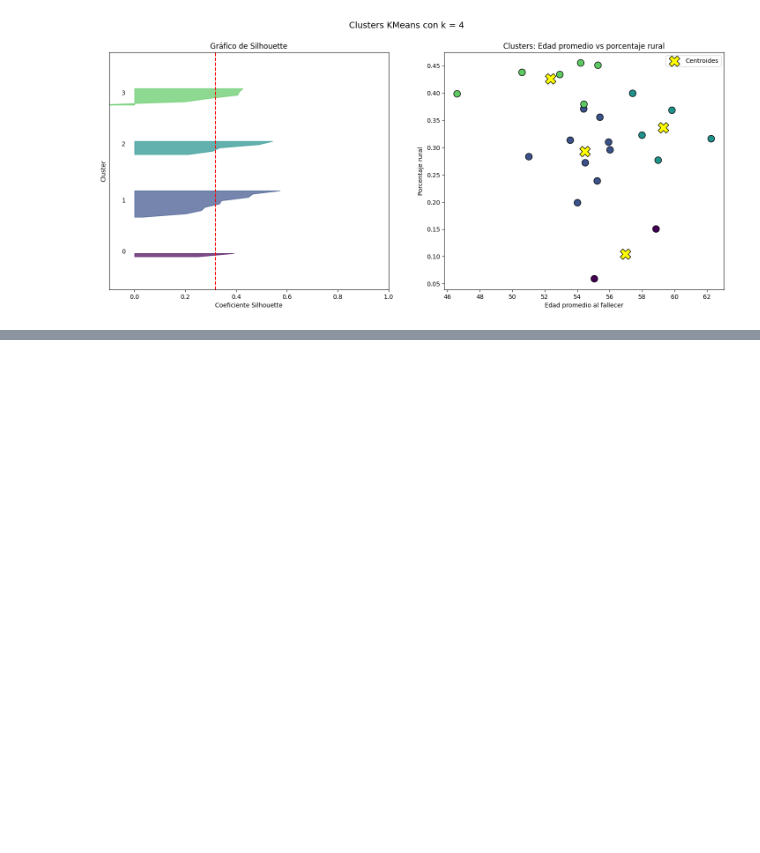
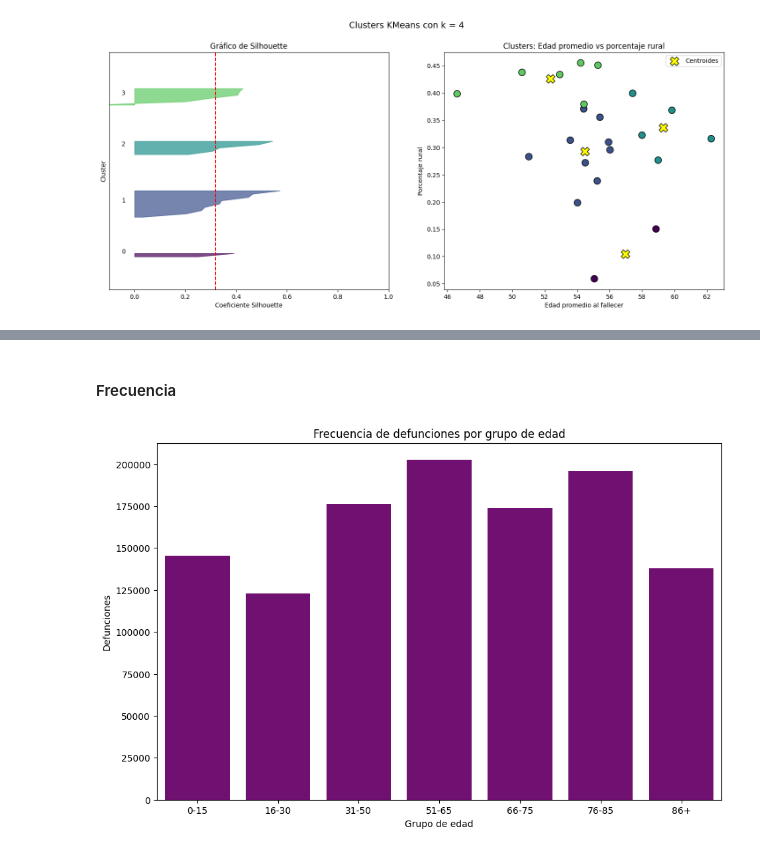
Before and after one commit to agabrielMej/Proyecto-MD-Grupo-2, a Jupyter notebook: notebooks/01_exploracion.ipynb, the cells around one changed output, grey strips where cells are left out. Saved outputs shown, nothing was run; the diff lists cells and outputs as text; code cells hidden in the pictures; blank space fills up the shorter version.

Commit message:
Gráficos de frecuencia y calor

```diff
--- a/notebooks/01_exploracion.ipynb
+++ b/notebooks/01_exploracion.ipynb
@@ -656,0 +714,24 @@ Para k = 4, silhouette = 0.319
+# %% [markdown]
+#### Frecuencia
+# %%
+data_all["grupoEdad"] = pd.cut(
+    data_all["Edadif"],
+    bins=[0, 15, 30, 50, 65, 75, 85, 110],
+    labels=[ "0-15" ,"16-30" ,"31-50","51-65","66-75", "76-85", "86+" ]
+)
+
+frecuenciaEdad = data_all["grupoEdad"].value_counts().sort_index()
+
+plt.figure(figsize=(11, 7))
+sns.barplot(
+    x=frecuenciaEdad.index,
+    y=frecuenciaEdad.values,
+    color="purple"
+)
+
+plt.title("Frecuencia de defunciones por grupo de edad")
+plt.xlabel("Grupo de edad")
+plt.ylabel("Defunciones")
+plt.show()
+# %% [output]
+[figure, added]
```
Also changed, not shown: parts of 8 cells of this notebook.
